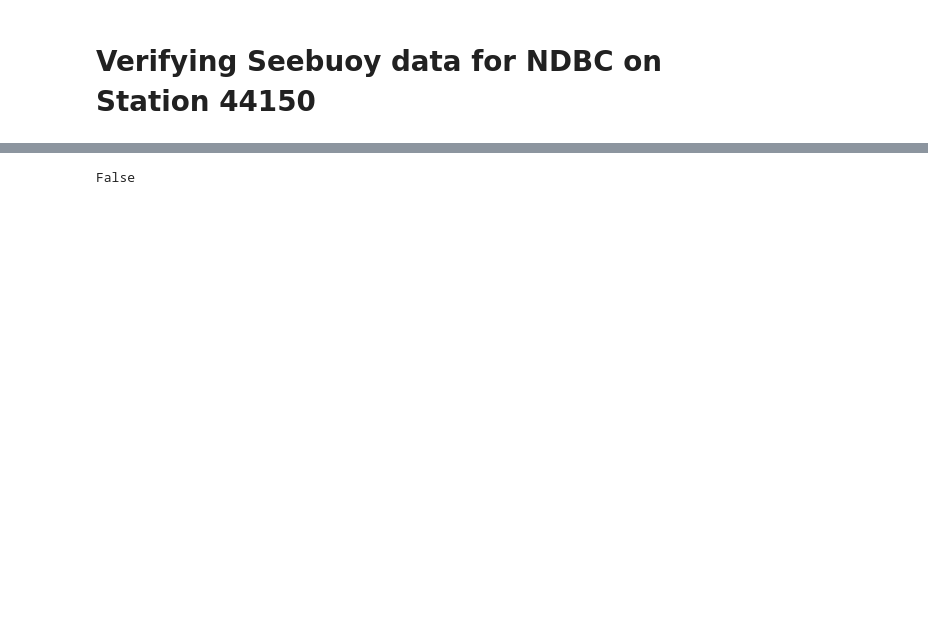
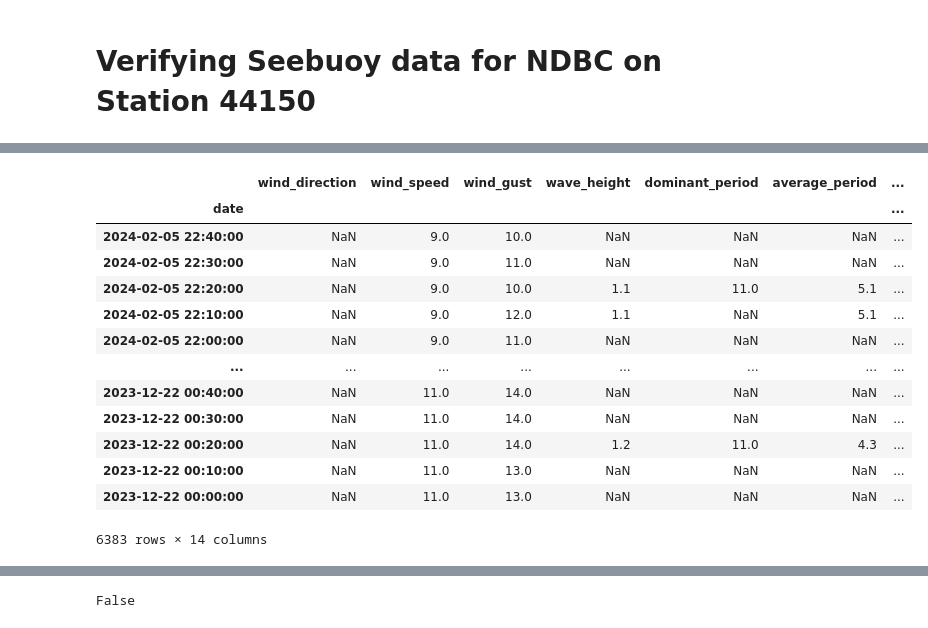
Before and after one commit to usd-cs/Benchmark-Code, a Jupyter notebook: verify_seebuoy.ipynb, the cells around one changed output, grey strips where cells are left out. Drawn from its saved outputs; the diff is of its cells as text; code cells hidden in the pictures; blank space fills up the shorter version.

```diff
--- a/verify_seebuoy.ipynb
+++ b/verify_seebuoy.ipynb
@@ -58,3 +59,22 @@ see_buoy
+# %%
+see_buoy = see_buoy[::-1]
+# %%
+see_buoy
+# %% [output]
+|  | wind_direction | wind_speed | wind_gust | wave_height | dominant_period | average_period | ... |
+| date |  |  |  |  |  |  | ... |
+| 2024-02-05 22:40:00 | NaN | 9.0 | 10.0 | NaN | NaN | NaN | ... |
+| 2024-02-05 22:30:00 | NaN | 9.0 | 11.0 | NaN | NaN | NaN | ... |
+| 2024-02-05 22:20:00 | NaN | 9.0 | 10.0 | 1.1 | 11.0 | 5.1 | ... |
+| 2024-02-05 22:10:00 | NaN | 9.0 | 12.0 | 1.1 | NaN | 5.1 | ... |
+| 2024-02-05 22:00:00 | NaN | 9.0 | 11.0 | NaN | NaN | NaN | ... |
+| ... | ... | ... | ... | ... | ... | ... | ... |
+| 2023-12-22 00:40:00 | NaN | 11.0 | 14.0 | NaN | NaN | NaN | ... |
+| 2023-12-22 00:30:00 | NaN | 11.0 | 14.0 | NaN | NaN | NaN | ... |
+| 2023-12-22 00:20:00 | NaN | 11.0 | 14.0 | 1.2 | 11.0 | 4.3 | ... |
+| 2023-12-22 00:10:00 | NaN | 11.0 | 13.0 | NaN | NaN | NaN | ... |
+| 2023-12-22 00:00:00 | NaN | 11.0 | 13.0 | NaN | NaN | NaN | ... |
+6383 rows × 14 columns
 # %%
 # NDBC TXT
 # Define the width of each column based on the spacing in your data
```
Also changed, not shown: parts of 11 cells of this notebook, 2 other files.
